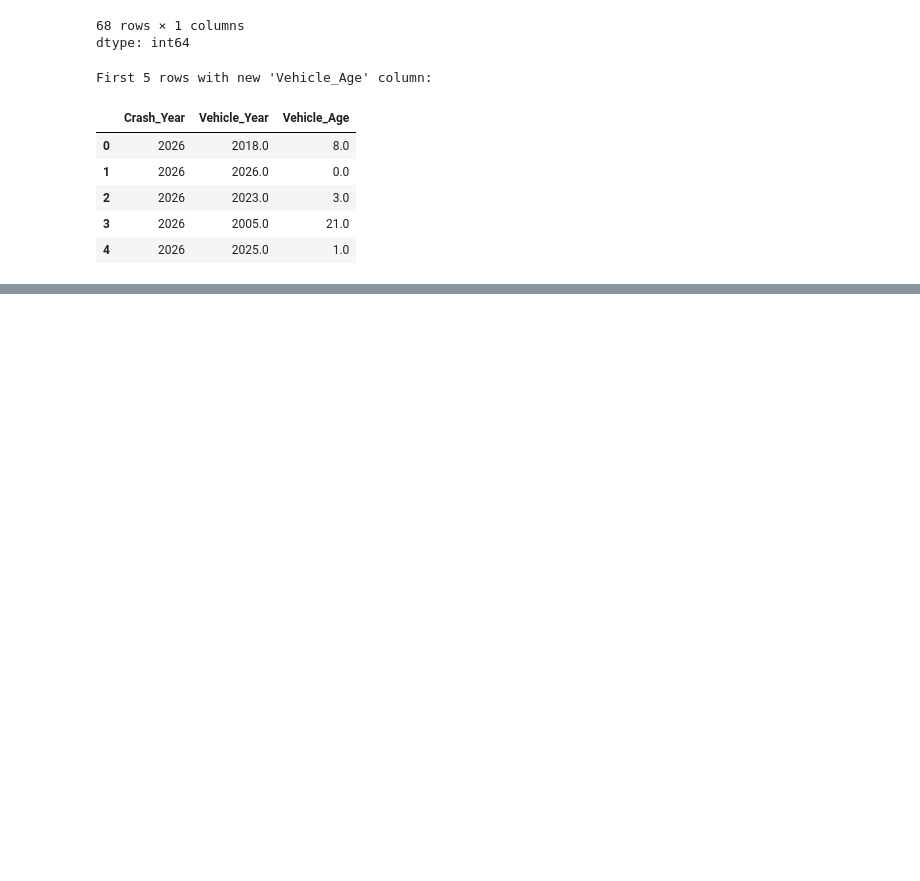
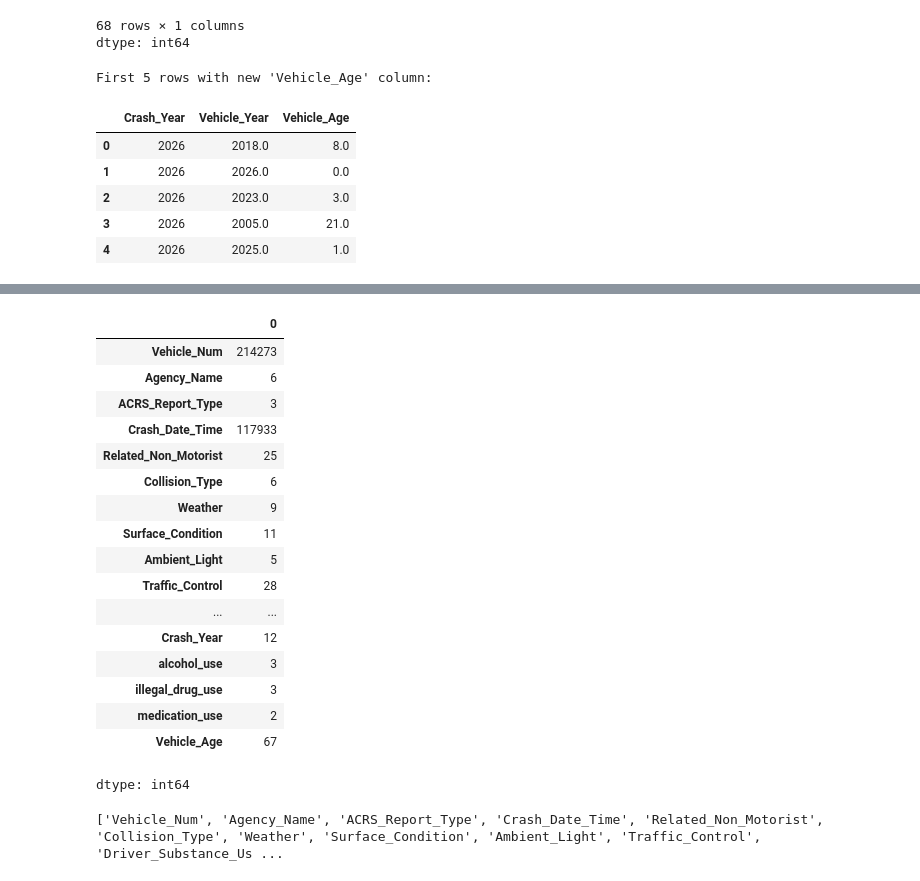
Before and after one commit to Alissa-Ouspen/data201_alissa, a Jupyter notebook: final/crash_prep.ipynb, the cells around one changed output, grey strips where cells are left out. Drawn from its saved outputs; the diff is of its cells as text; code cells hidden in the pictures; blank space fills up the shorter version.

```diff
--- a/final/crash_prep.ipynb
+++ b/final/crash_prep.ipynb
@@ -303,0 +329,25 @@ First 5 rows with new 'Vehicle_Age' column:
+# %%
+prep_crash_df.nunique()
+# %% [output]
+|  | 0 |
+| Vehicle_Num | 214273 |
+| Agency_Name | 6 |
+| ACRS_Report_Type | 3 |
+| Crash_Date_Time | 117933 |
+| Related_Non_Motorist | 25 |
+| Collision_Type | 6 |
+| Weather | 9 |
+| Surface_Condition | 11 |
+| Ambient_Light | 5 |
+| Traffic_Control | 28 |
+| ... | ... |
+| Crash_Year | 12 |
+| alcohol_use | 3 |
+| illegal_drug_use | 3 |
+| medication_use | 2 |
+| Vehicle_Age | 67 |
+dtype: int64
+# %%
+print(prep_crash_df.columns.tolist())
+# %% [output]
+['Vehicle_Num', 'Agency_Name', 'ACRS_Report_Type', 'Crash_Date_Time', 'Related_Non_Motorist', 'Collision_Type', 'Weather', 'Surface_Condition', 'Ambient_Light', 'Traffic_Control', 'Driver_Substance_Us ...
```
Also changed, not shown: parts of 13 cells of this notebook.
